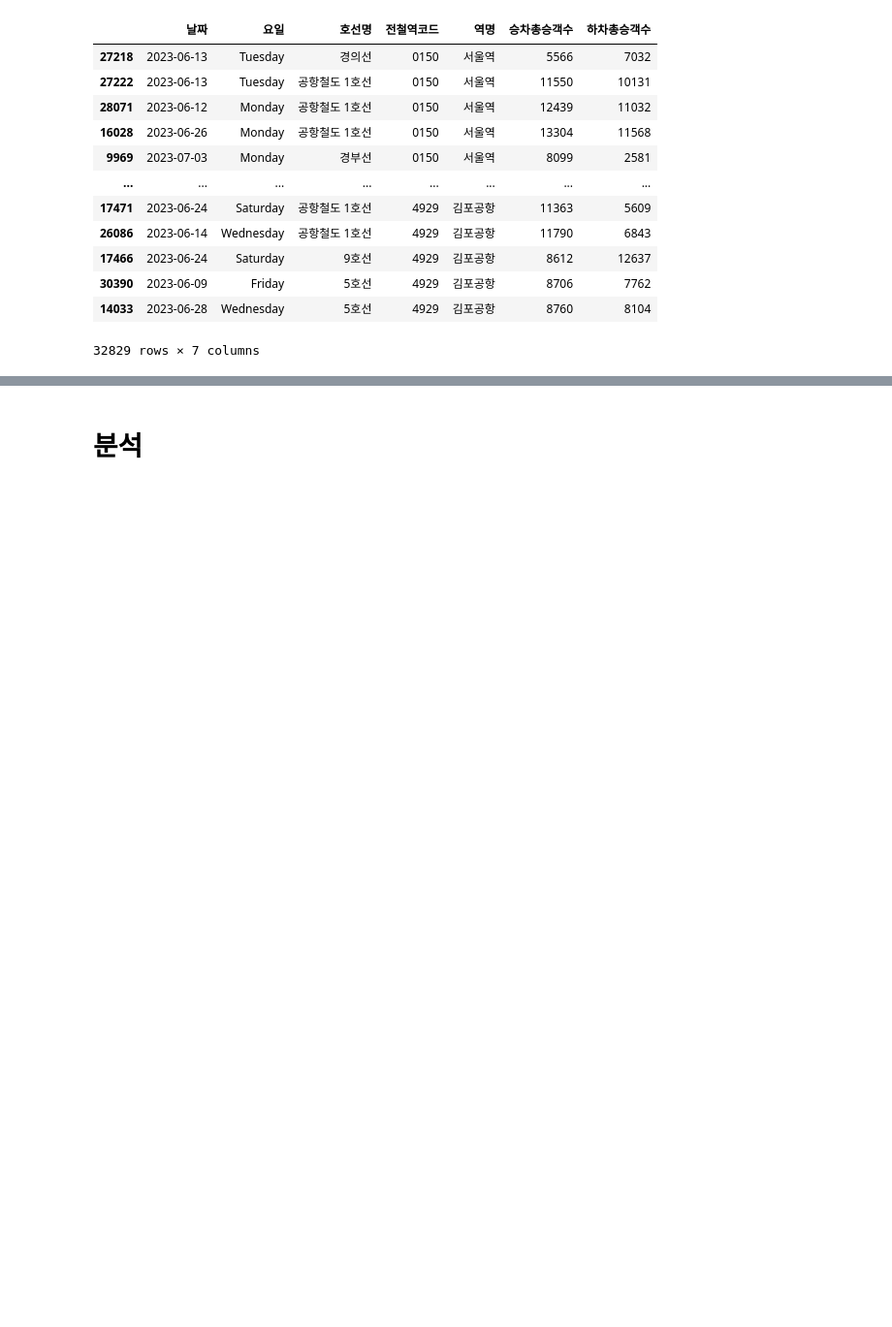
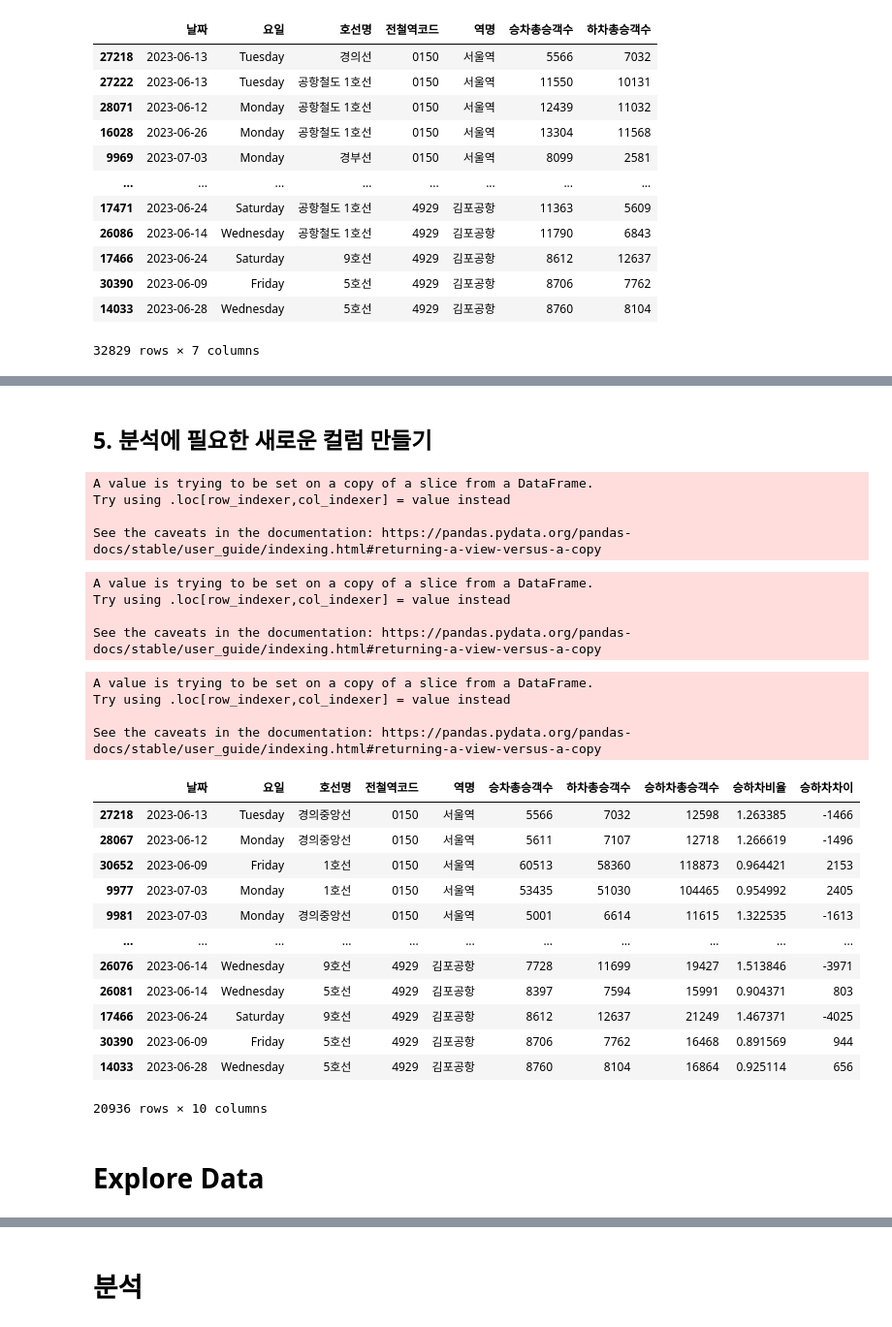
Before and after one commit to YoungjaeKang/subway_congestion_analysis, a Jupyter notebook: subway_congestion_v0.ipynb, the cells around one changed output, grey strips where cells are left out. Shown at 97% size. Drawn from its saved outputs; the diff is of its cells as text; code cells hidden in the pictures; blank space fills up the shorter version.

```diff
--- a/subway_congestion_v0.ipynb
+++ b/subway_congestion_v0.ipynb
@@ -325,0 +399,2 @@ df
+# %%
+df = df.loc[df['호선명'].isin(['1호선','2호선','3호선','4호선','5호선','6호선','7호선','8호선','9호선','분당선','경의중앙선'])]
@@ -325,0 +417,44 @@ df
+# %% [markdown]
+## 5. 분석에 필요한 새로운 컬럼 만들기
+# %%
+# 승하차총승객수
+df['승하차총승객수'] = df['승차총승객수'] + df['하차총승객수']
+# %% [output]
+A value is trying to be set on a copy of a slice from a DataFrame.
+Try using .loc[row_indexer,col_indexer] = value instead
+
+See the caveats in the documentation: https://pandas.pydata.org/pandas-docs/stable/user_guide/indexing.html#returning-a-view-versus-a-copy
+# %%
+# 승하차비율
+df['승하차비율'] = df['하차총승객수']/df['승차총승객수']
+# %% [output]
+A value is trying to be set on a copy of a slice from a DataFrame.
+Try using .loc[row_indexer,col_indexer] = value instead
+
+See the caveats in the documentation: https://pandas.pydata.org/pandas-docs/stable/user_guide/indexing.html#returning-a-view-versus-a-copy
+# %%
+# 승하차차이
+df['승하차차이'] = df['승차총승객수'] - df['하차총승객수']
+# %% [output]
+A value is trying to be set on a copy of a slice from a DataFrame.
+Try using .loc[row_indexer,col_indexer] = value instead
+
+See the caveats in the documentation: https://pandas.pydata.org/pandas-docs/stable/user_guide/indexing.html#returning-a-view-versus-a-copy
+# %%
+df
+# %% [output]
+|  | 날짜 | 요일 | 호선명 | 전철역코드 | 역명 | 승차총승객수 | 하차총승객수 | 승하차총승객수 | 승하차비율 | 승하차차이 |
+| 27218 | 2023-06-13 | Tuesday | 경의중앙선 | 0150 | 서울역 | 5566 | 7032 | 12598 | 1.263385 | -1466 |
+| 28067 | 2023-06-12 | Monday | 경의중앙선 | 0150 | 서울역 | 5611 | 7107 | 12718 | 1.266619 | -1496 |
+| 30652 | 2023-06-09 | Friday | 1호선 | 0150 | 서울역 | 60513 | 58360 | 118873 | 0.964421 | 2153 |
+| 9977 | 2023-07-03 | Monday | 1호선 | 0150 | 서울역 | 53435 | 51030 | 104465 | 0.954992 | 2405 |
+| 9981 | 2023-07-03 | Monday | 경의중앙선 | 0150 | 서울역 | 5001 | 6614 | 11615 | 1.322535 | -1613 |
+| ... | ... | ... | ... | ... | ... | ... | ... | ... | ... | ... |
+| 26076 | 2023-06-14 | Wednesday | 9호선 | 4929 | 김포공항 | 7728 | 11699 | 19427 | 1.513846 | -3971 |
+| 26081 | 2023-06-14 | Wednesday | 5호선 | 4929 | 김포공항 | 8397 | 7594 | 15991 | 0.904371 | 803 |
+| 17466 | 2023-06-24 | Saturday | 9호선 | 4929 | 김포공항 | 8612 | 12637 | 21249 | 1.467371 | -4025 |
+| 30390 | 2023-06-09 | Friday | 5호선 | 4929 | 김포공항 | 8706 | 7762 | 16468 | 0.891569 | 944 |
+| 14033 | 2023-06-28 | Wednesday | 5호선 | 4929 | 김포공항 | 8760 | 8104 | 16864 | 0.925114 | 656 |
+20936 rows × 10 columns
+# %% [markdown]
+# Explore Data
```
Also changed, not shown: parts of 42 cells of this notebook.
